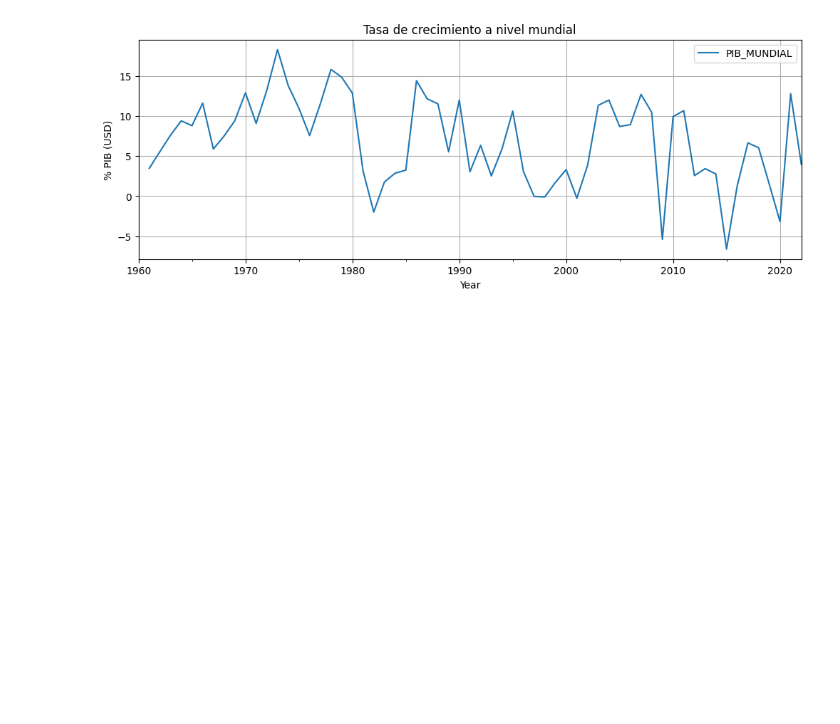
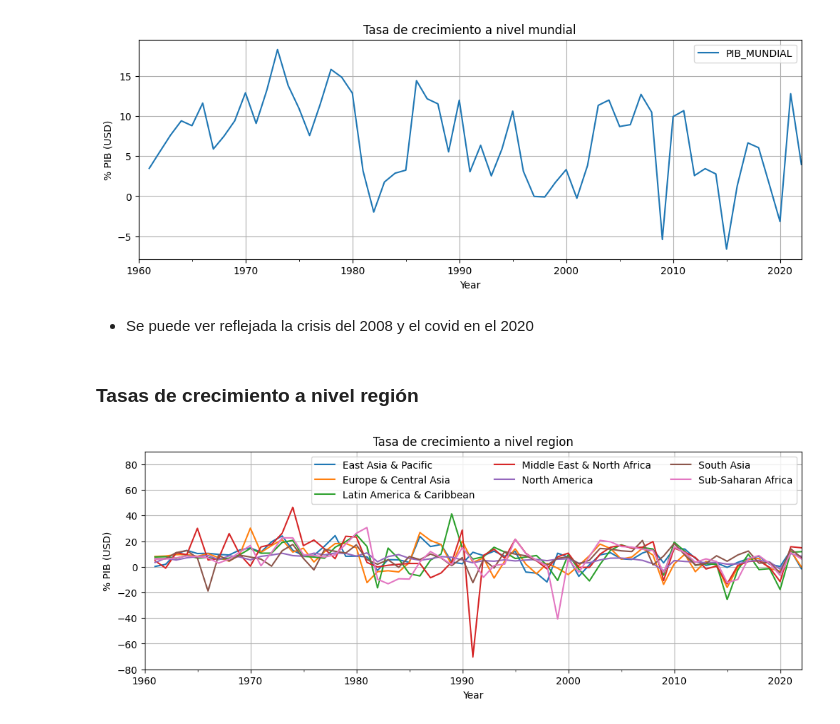
Before and after one commit to JairRamosG/Series_de_Tiempo, a Jupyter notebook: 05_Analisis/PIB/PIB.ipynb, the cells around one changed output. Drawn from its saved outputs; the diff is of its cells as text; code cells hidden in the pictures; blank space fills up the shorter version.

Commit message:
Tasas de crecimiento a nivel mundial, regional y nivel de ingreso

```diff
--- a/05_Analisis/PIB/PIB.ipynb
+++ b/05_Analisis/PIB/PIB.ipynb
@@ -343,3 +343,18 @@ ax.set_ylabel('% PIB (USD)')
 ax.grid(True)
 # %% [output]
 [figure]
+# %% [markdown]
+* Se puede ver reflejada la crisis del 2008 y el covid en el 2020
+# %% [markdown]
+### Tasas de crecimiento a nivel región
+# %%
+tasa_region = 100 * df_region.diff(1).div(df_region, axis=0)
+
+ax = tasa_region.plot(figsize=(12, 4))
+ax.set_title('Tasa de crecimiento a nivel region')
+ax.set_ylabel('% PIB (USD)')
+ax.set_ylim([-80, 90])
+ax.legend(loc = 'best', ncols = 3)
+ax.grid(True)
+# %% [output]
+[figure, added]
```
Also changed, not shown: parts of 4 cells of this notebook.
